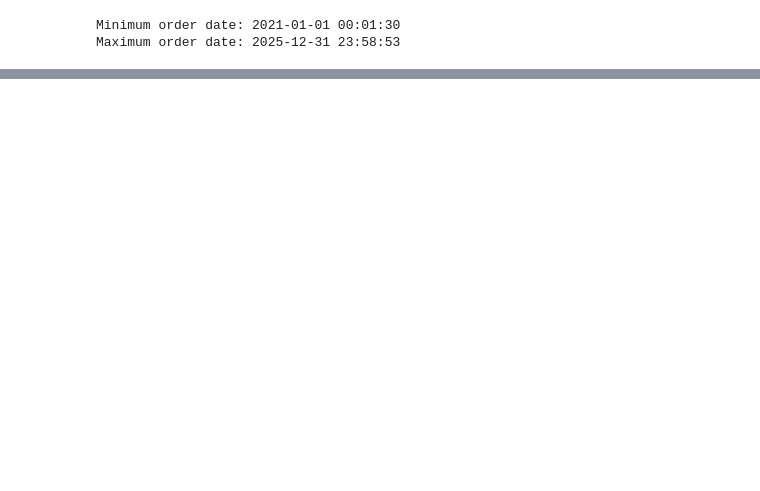
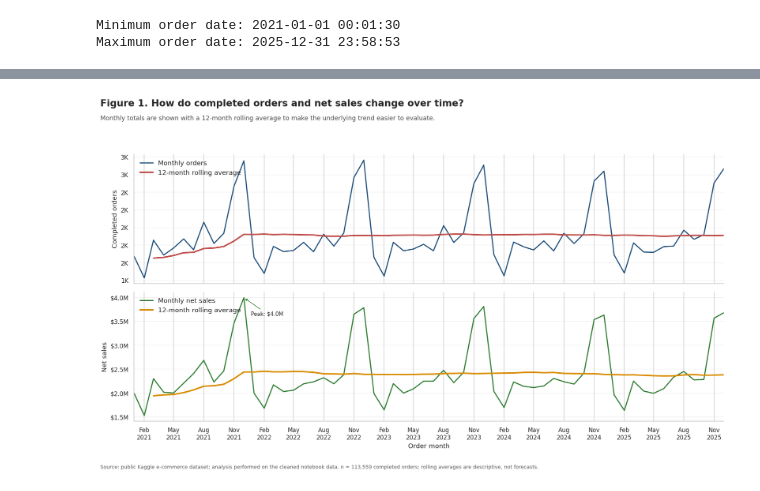
Before and after one commit to xuebo666/DATA230GroupProject, a Jupyter notebook: dataset.ipynb, the cells around one changed output, grey strips where cells are left out. Cells and saved outputs as stored; diff of their text form; code cells hidden in the pictures; blank space fills up the shorter version.

```diff
--- a/dataset.ipynb
+++ b/dataset.ipynb
@@ -398,0 +584,81 @@ Ages above 100: 0
+# %%
+# FIGURE 1 — MONTHLY ORDERS AND NET SALES
+monthly_plot = monthly_summary.sort_values("order_month_period").copy()
+monthly_plot["Orders_12M_MA"] = monthly_plot["Orders"].rolling(12, min_periods=3).mean()
+monthly_plot["Net_Sales_12M_MA"] = monthly_plot["Net_Sales"].rolling(12, min_periods=3).mean()
+monthly_dates = monthly_plot["order_month_period"].dt.to_timestamp()
+
+fig, axes = plt.subplots(2, 1, figsize=(15, 9), sharex=True)
+fig.suptitle(
+    "Figure 1. How do completed orders and net sales change over time?",
+    x=0.01,
+    ha="left",
+    fontsize=16,
+    fontweight="bold",
+)
+fig.text(
+    0.01,
+    0.925,
+    "Monthly totals are shown with a 12-month rolling average to make the underlying trend easier to evaluate.",
+    fontsize=10.5,
+    color="#4f4f4f",
+)
+
+axes[0].plot(monthly_dates, monthly_plot["Orders"], color=COLORS["primary"], linewidth=1.8, label="Monthly orders")
+axes[0].plot(monthly_dates, monthly_plot["Orders_12M_MA"], color=COLORS["accent"], linewidth=2.5, label="12-month rolling average")
+axes[0].set_ylabel("Completed orders")
+axes[0].legend(loc="upper left")
+axes[0].yaxis.set_major_formatter(FuncFormatter(lambda x, pos: f"{x / 1000:.0f}K"))
+axes[0].grid(axis="y", alpha=0.25)
+
+axes[1].plot(monthly_dates, monthly_plot["Net_Sales"], color=COLORS["positive"], linewidth=1.8, label="Monthly net sales")
+axes[1].plot(monthly_dates, monthly_plot["Net_Sales_12M_MA"], color=COLORS["highlight"], linewidth=2.5, label="12-month rolling average")
+axes[1].set_ylabel("Net sales")
+axes[1].set_xlabel("Order month")
+axes[1].legend(loc="upper left")
+axes[1].yaxis.set_major_formatter(FuncFormatter(money_fmt))
+axes[1].grid(axis="y", alpha=0.25)
+
+
+for ax in axes:
+    sns.despine(ax=ax)
+
+axes[1].xaxis.set_major_locator(
+    mdates.MonthLocator(interval=3)
+)
+
+axes[1].xaxis.set_major_formatter(
+    mdates.DateFormatter("%b\n%Y")
+)
+
+axes[1].set_xlim(
+    monthly_dates.min(),
+    monthly_dates.max()
+)
+# Identify the month with the highest net sales
+peak_sales = monthly_plot.loc[
+    monthly_plot["Net_Sales"].idxmax()
+]
+
+axes[1].annotate(
+    f"Peak: {money_fmt(peak_sales['Net_Sales'], 0)}",
+    xy=(
+        peak_sales["order_month_period"].to_timestamp(),
+        peak_sales["Net_Sales"]
+    ),
+    xytext=(12, -30),
+    textcoords="offset points",
+    arrowprops={
+        "arrowstyle": "->",
+        "color": COLORS["positive"]
+    },
+    fontsize=9,
+    ha="left"
+)
+
+add_source_note(fig, f"n = {len(completed):,} completed orders; rolling averages are descriptive, not forecasts.")
+fig.tight_layout(rect=[0, 0.045, 1, 0.90])
+fig.savefig(FIG_DIR / "fig_01_monthly_orders_sales.png", dpi=300, bbox_inches="tight")
+plt.show()
+# %% [output]
+[figure, added]
```
Also changed, not shown: parts of 28 cells of this notebook.
